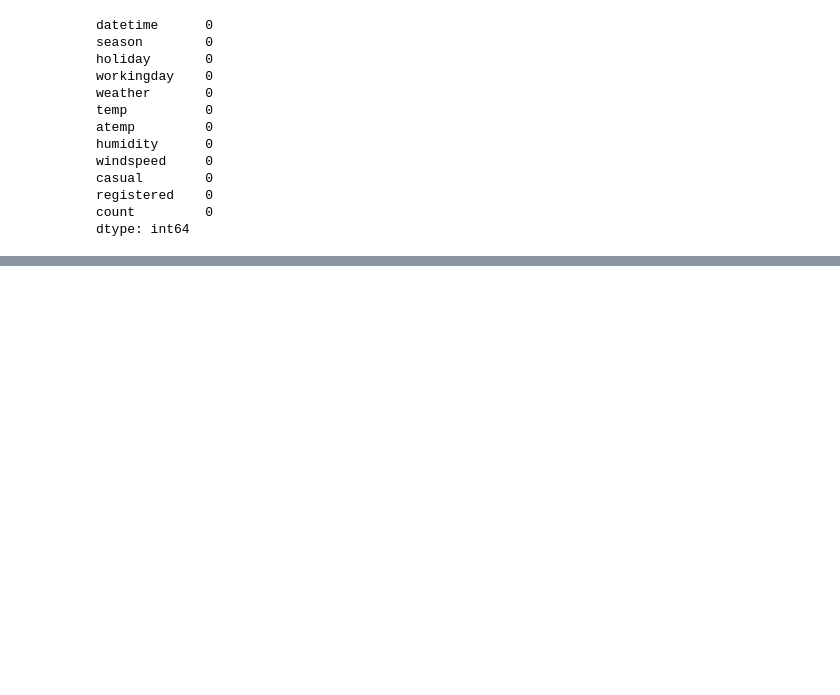
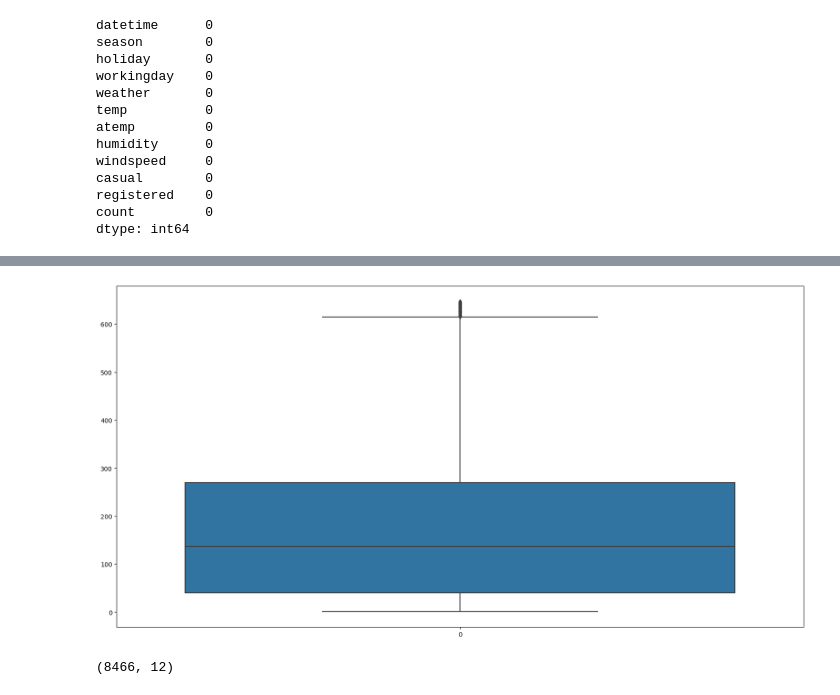
Before and after one commit to jaaaain/Bike_sharing, a Jupyter notebook: 共享单车项目/Bike_sharing.ipynb, the cells around one changed output, grey strips where cells are left out. Saved outputs shown, nothing was run; the diff lists cells and outputs as text; code cells hidden in the pictures; blank space fills up the shorter version.

```diff
--- a/共享单车项目/Bike_sharing.ipynb
+++ b/共享单车项目/Bike_sharing.ipynb
@@ -117,0 +148,22 @@ df_train.describe()
+# %%
+# 抛弃离群值
+def drop_outliers(df, target):
+    q1 = df[target].quantile(0.25)
+    q3 = df[target].quantile(0.75)
+    iqr = q3 - q1
+    lower_bound = q1 - 1.5 * iqr
+    upper_bound = q3 + 1.5 * iqr
+    df_filtered = df[(df[target] >= lower_bound) & (df[target] <= upper_bound)]
+    return df_filtered
+
+df_train = drop_outliers(df_train, 'count')
+
+fig = plt.figure(figsize=(20, 10))
+sns.boxplot(df_train['count'])
+plt.show();
+# %% [output]
+[figure, added]
+# %%
+df_train.shape  # 8708->8401
+# %% [output]
+(8466, 12)
```
Also changed, not shown: parts of 55 cells of this notebook.
